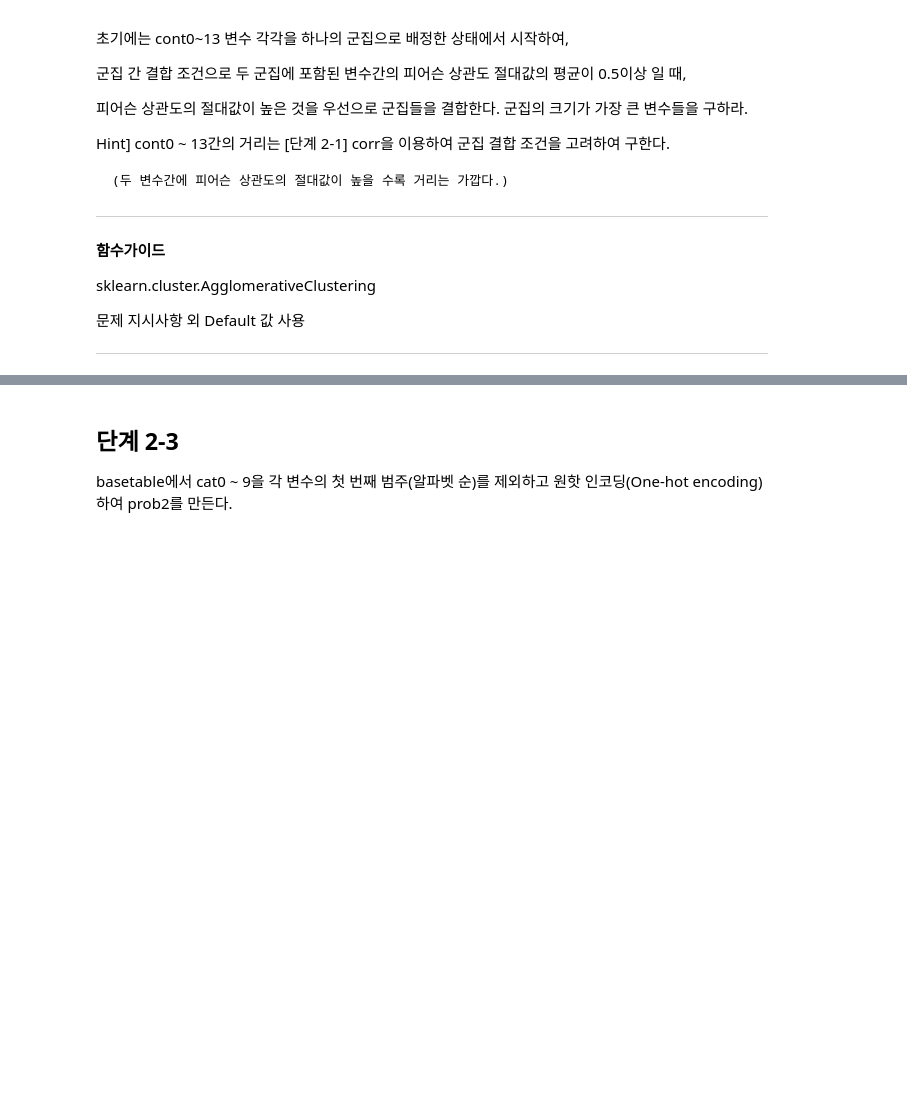
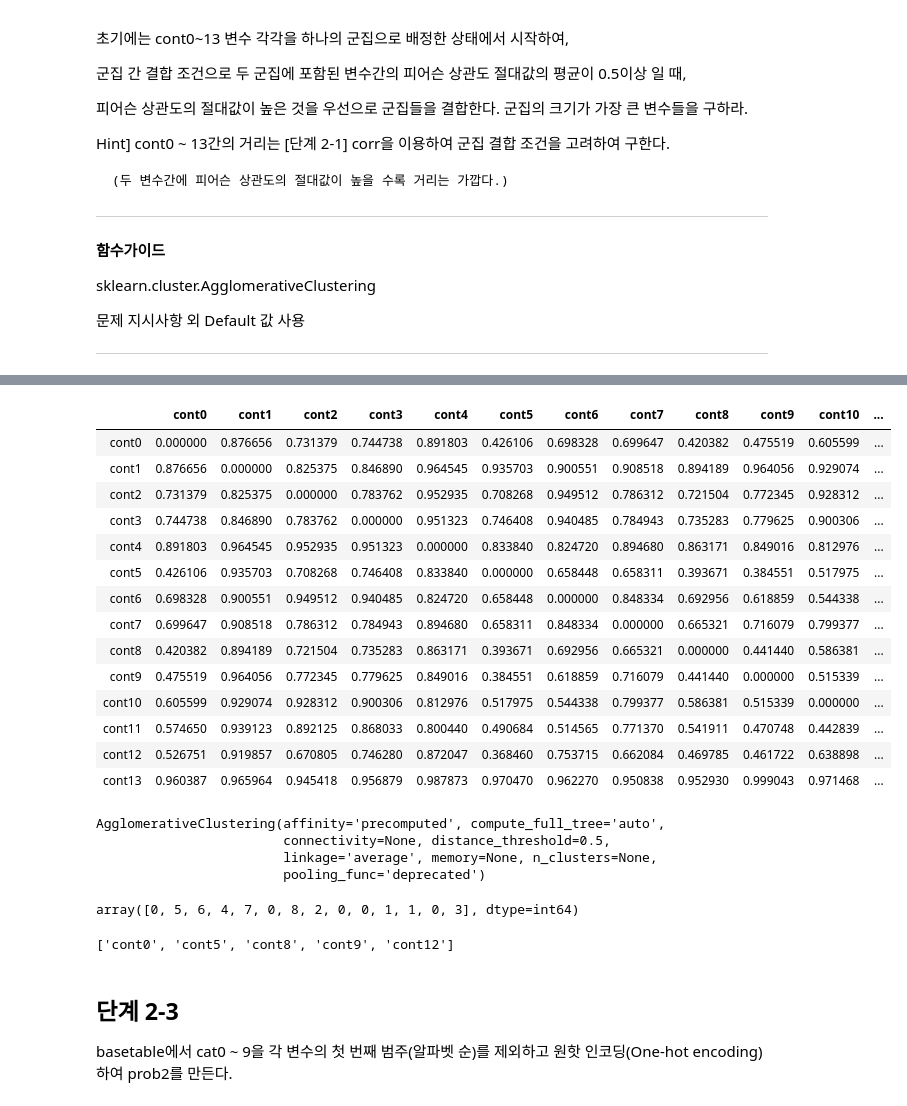
Before and after one commit to sunkusun9/DS_lv3_2410_2, a Jupyter notebook: sec_ds_lv3_prob2_prob.ipynb, the cells around one changed output, grey strips where cells are left out. Drawn from its saved outputs; the diff is of its cells as text; code cells hidden in the pictures; blank space fills up the shorter version.

```diff
--- a/sec_ds_lv3_prob2_prob.ipynb
+++ b/sec_ds_lv3_prob2_prob.ipynb
@@ -650,6 +657,48 @@ df_dist = # 어떻게 만들까 ? df_corr
+# %%
+# 1 / df_corr.abs() - 1
+df_dist = 1 - df_corr.abs() # 피어슨 상관도 절대값의 평균이 0.5 이상 -> 거리가 0.5 이상이하
+df_dist
+# %% [output]
+|  | cont0 | cont1 | cont2 | cont3 | cont4 | cont5 | cont6 | cont7 | cont8 | cont9 | cont10 | ... |
+| cont0 | 0.000000 | 0.876656 | 0.731379 | 0.744738 | 0.891803 | 0.426106 | 0.698328 | 0.699647 | 0.420382 | 0.475519 | 0.605599 | ... |
+| cont1 | 0.876656 | 0.000000 | 0.825375 | 0.846890 | 0.964545 | 0.935703 | 0.900551 | 0.908518 | 0.894189 | 0.964056 | 0.929074 | ... |
+| cont2 | 0.731379 | 0.825375 | 0.000000 | 0.783762 | 0.952935 | 0.708268 | 0.949512 | 0.786312 | 0.721504 | 0.772345 | 0.928312 | ... |
+| cont3 | 0.744738 | 0.846890 | 0.783762 | 0.000000 | 0.951323 | 0.746408 | 0.940485 | 0.784943 | 0.735283 | 0.779625 | 0.900306 | ... |
+| cont4 | 0.891803 | 0.964545 | 0.952935 | 0.951323 | 0.000000 | 0.833840 | 0.824720 | 0.894680 | 0.863171 | 0.849016 | 0.812976 | ... |
+| cont5 | 0.426106 | 0.935703 | 0.708268 | 0.746408 | 0.833840 | 0.000000 | 0.658448 | 0.658311 | 0.393671 | 0.384551 | 0.517975 | ... |
+| cont6 | 0.698328 | 0.900551 | 0.949512 | 0.940485 | 0.824720 | 0.658448 | 0.000000 | 0.848334 | 0.692956 | 0.618859 | 0.544338 | ... |
+| cont7 | 0.699647 | 0.908518 | 0.786312 | 0.784943 | 0.894680 | 0.658311 | 0.848334 | 0.000000 | 0.665321 | 0.716079 | 0.799377 | ... |
+| cont8 | 0.420382 | 0.894189 | 0.721504 | 0.735283 | 0.863171 | 0.393671 | 0.692956 | 0.665321 | 0.000000 | 0.441440 | 0.586381 | ... |
+| cont9 | 0.475519 | 0.964056 | 0.772345 | 0.779625 | 0.849016 | 0.384551 | 0.618859 | 0.716079 | 0.441440 | 0.000000 | 0.515339 | ... |
+| cont10 | 0.605599 | 0.929074 | 0.928312 | 0.900306 | 0.812976 | 0.517975 | 0.544338 | 0.799377 | 0.586381 | 0.515339 | 0.000000 | ... |
+| cont11 | 0.574650 | 0.939123 | 0.892125 | 0.868033 | 0.800440 | 0.490684 | 0.514565 | 0.771370 | 0.541911 | 0.470748 | 0.442839 | ... |
+| cont12 | 0.526751 | 0.919857 | 0.670805 | 0.746280 | 0.872047 | 0.368460 | 0.753715 | 0.662084 | 0.469785 | 0.461722 | 0.638898 | ... |
+| cont13 | 0.960387 | 0.965964 | 0.945418 | 0.956879 | 0.987873 | 0.970470 | 0.962270 | 0.950838 | 0.952930 | 0.999043 | 0.971468 | ... |
 # %%
 from sklearn.cluster import AgglomerativeClustering
-AgglomerativeClustering?
+clu_agg = AgglomerativeClustering(
+    n_clusters = None,
+    affinity = 'precomputed',
+    distance_threshold = 0.5, # 피어슨 상관도 절대값의 평균이 0.5 이상 -> 거리가 0.5 이상이하
+    linkage = 'average',  # 절대값의 평균이 0.5
+)
+clu_agg.fit(df_dist)
+# %% [output]
+AgglomerativeClustering(affinity='precomputed', compute_full_tree='auto',
+                        connectivity=None, distance_threshold=0.5,
+                        linkage='average', memory=None, n_clusters=None,
+                        pooling_func='deprecated')
+# %%
+clu_agg.labels_
+# %% [output]
+array([0, 5, 6, 4, 7, 0, 8, 2, 0, 0, 1, 1, 0, 3], dtype=int64)
+# %%
+X_corr = df_dist.columns[
+    clu_agg.labels_ == pd.Series(clu_agg.labels_).value_counts().idxmax()
+].tolist()
+X_corr
+# %% [output]
+['cont0', 'cont5', 'cont8', 'cont9', 'cont12']
 # %% [markdown]
 ## 단계 2-3
 
```
Also changed, not shown: parts of 55 cells of this notebook.
